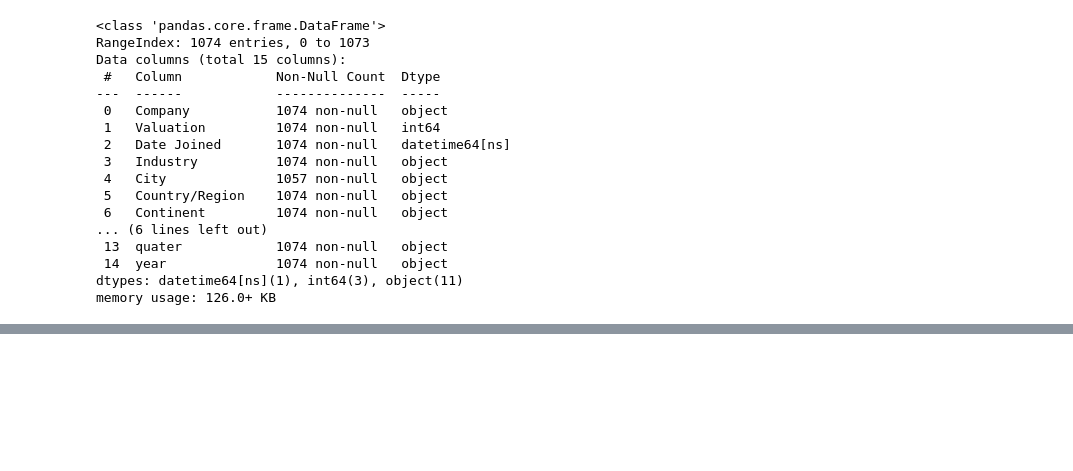
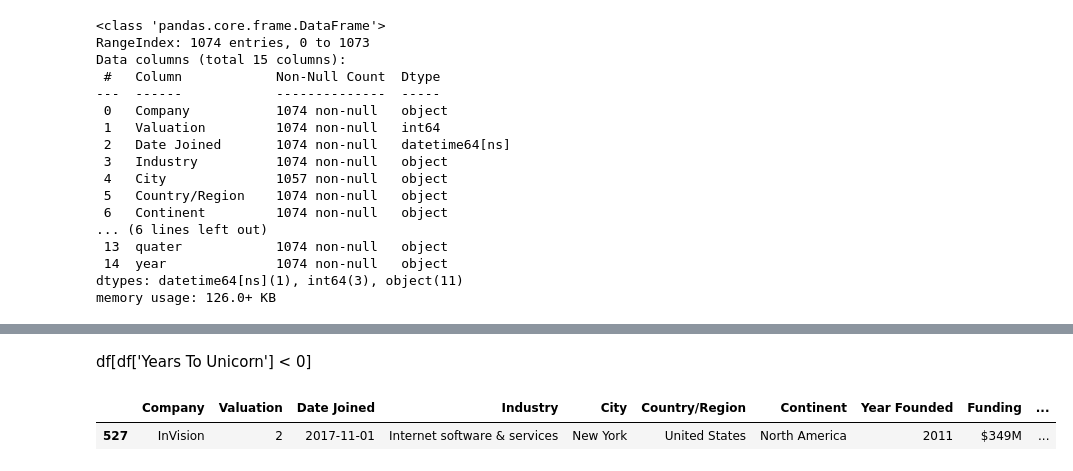
Before and after one commit to shivam361v/DataScience, a Jupyter notebook: ExploretoryDataAnalysis.ipynb, the cells around one changed output, grey strips where cells are left out. Drawn from its saved outputs; the diff is of its cells as text; code cells hidden in the pictures; blank space fills up the shorter version.

```diff
--- a/ExploretoryDataAnalysis.ipynb
+++ b/ExploretoryDataAnalysis.ipynb
@@ -7,7 +13,7 @@ import matplotlib.pyplot as plt
 import datetime as dt
 import seaborn as sns
 # %%
-df = pd.read_csv("/content/Modified_Unicorn_Companies.csv")
+df = pd.read_csv("/content/sample_data/Modified_Unicorn_Companies.csv.csv")
 df['Date Joined'] = pd.to_datetime(df['Date Joined'])
 df.head()
 # %% [output]
@@ -89,3 +95,5 @@ Data columns (total 15 columns):
  14  year              1074 non-null   object
 dtypes: datetime64[ns](1), int64(3), object(11)
 memory usage: 126.0+ KB
+# %%
+pd.set_option('display.max_columns', None)
@@ -91,0 +121,3 @@ memory usage: 126.0+ KB
+# %%
+df['Years To Unicorn'] = df['Date Joined'].dt.year - df['Year Founded']
+df['Years To Unicorn'].describe()
@@ -91,0 +136,8 @@ memory usage: 126.0+ KB
+# %% [markdown]
+df[df['Years To Unicorn'] < 0]
+# %%
+df.loc[df['Company'] == 'InVision', 'Year Founded'] = 2011
+df[df['Company'] == 'InVision']
+# %% [output]
+|  | Company | Valuation | Date Joined | Industry | City | Country/Region | Continent | Year Founded | Funding | ... |
+| 527 | InVision | 2 | 2017-11-01 | Internet software & services | New York | United States | North America | 2011 | $349M | ... |
```
Also changed, not shown: parts of 8 cells of this notebook.
